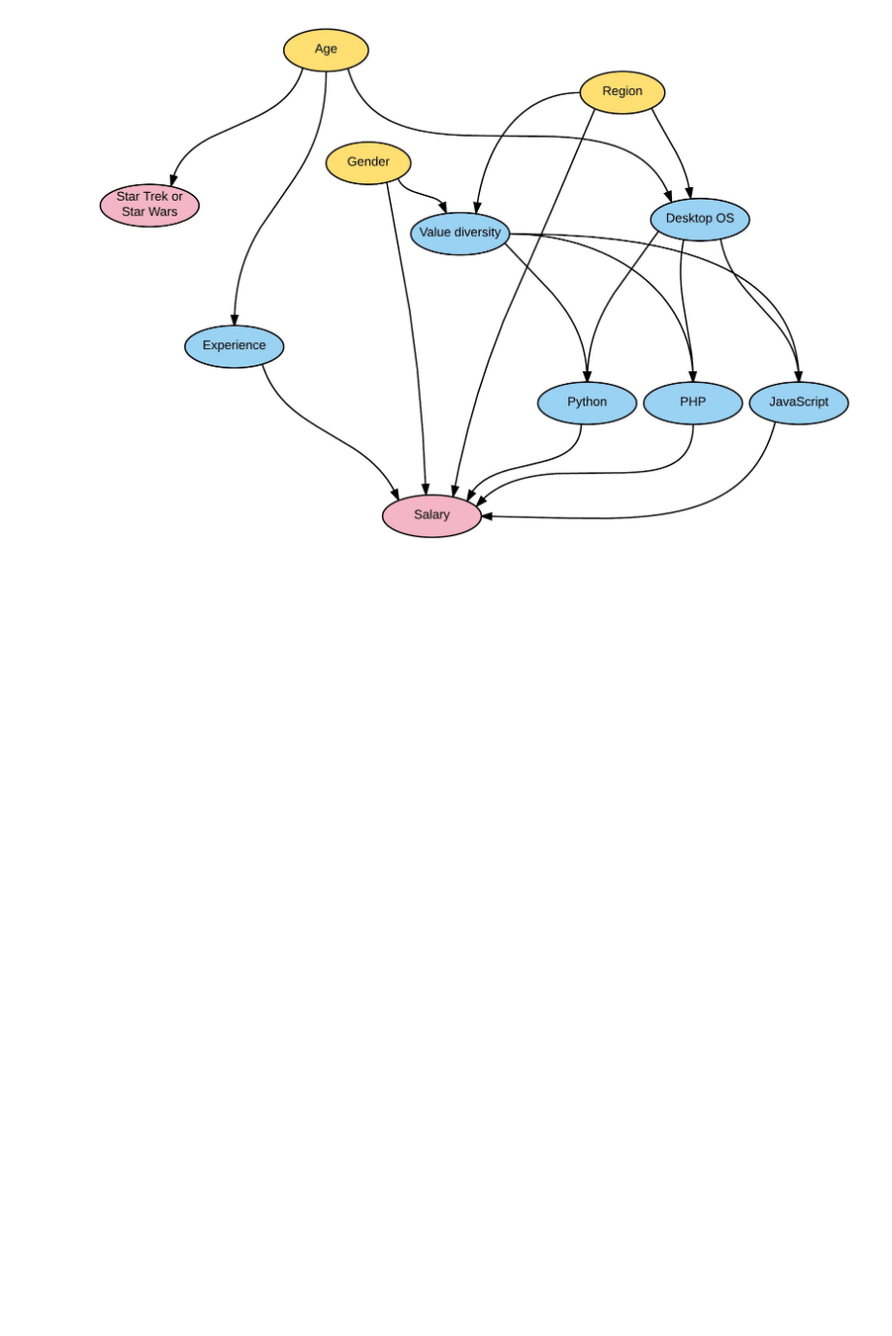
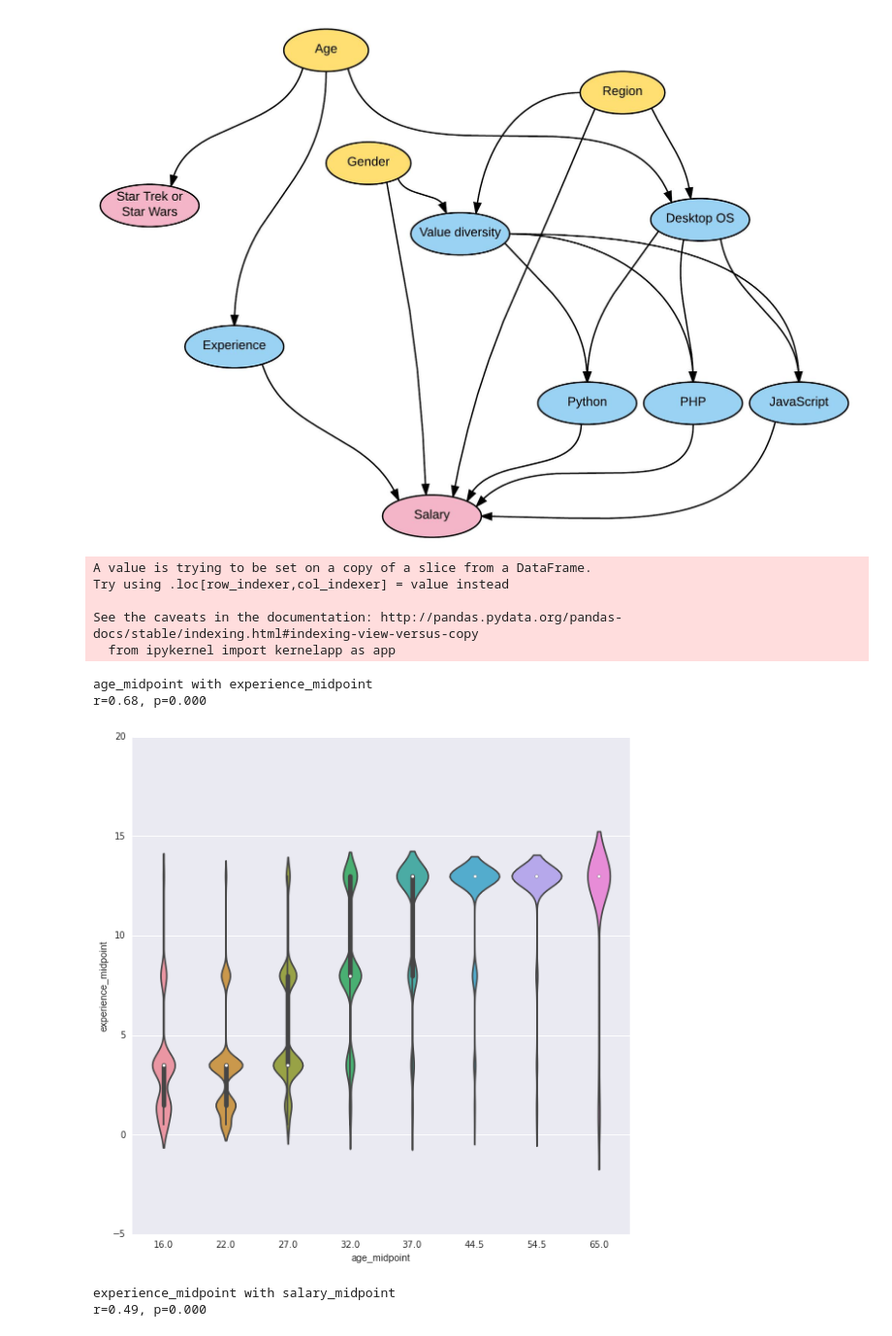
Before and after one commit to gzuidhof/bayesian-networks, a Jupyter notebook: notebooks/BN SO.ipynb, the cells around one changed output. Shown at 97% size. Drawn from its saved outputs; the diff is of its cells as text; code cells hidden in the pictures; blank space fills up the shorter version.

```diff
--- a/notebooks/BN SO.ipynb
+++ b/notebooks/BN SO.ipynb
@@ -143,0 +150,35 @@ Image('../figures/network1.png')
+# %%
+for col in df_.columns:
+    if df_[col].dtype == 'object':
+        df_[col] = to_numeric(df_[col])
+# %%
+data = df_[['age_range', 'star_wars_vs_star_trek', 'experience_range',
+            'salary_range', 'gender', 'un_subregion', 'agree_diversity',
+            'is_javascript', 'is_php', 'is_python', 'desktop_os', 'age_midpoint',
+            'salary_midpoint', 'experience_midpoint']]
+# %%
+likert = ['Disagree completely', 'Disagree somewhat', 'Neutral', 'Agree somewhat', 'Agree completely']
+data['agree_diversity'] = data['agree_diversity'].apply(lambda x: likert.index(x) + 1 if x in likert else np.nan)
+# %% [output]
+A value is trying to be set on a copy of a slice from a DataFrame.
+Try using .loc[row_indexer,col_indexer] = value instead
+
+See the caveats in the documentation: http://pandas.pydata.org/pandas-docs/stable/indexing.html#indexing-view-versus-copy
+  from ipykernel import kernelapp as app
+# %%
+def correlation(data, x, y):
+    d = data.dropna(subset=[x, y])
+    print('correlation {} with {y}'.format(x, y))
+    print('r=%.2f, p=%.3f' % stats.pearsonr(d[x], d[y]))
+    plt.figure(figsize=(10, 10))
+    sb.violinplot(d[x], d[y])
+    plt.show()
+# %%
+correlation(data, 'age_midpoint', 'experience_midpoint')
+correlation(data, 'experience_midpoint', 'salary_midpoint')
+# %% [output]
+age_midpoint with experience_midpoint
+r=0.68, p=0.000
+[figure, added]
+experience_midpoint with salary_midpoint
+r=0.49, p=0.000
```
Also changed, not shown: parts of 14 cells of this notebook.
